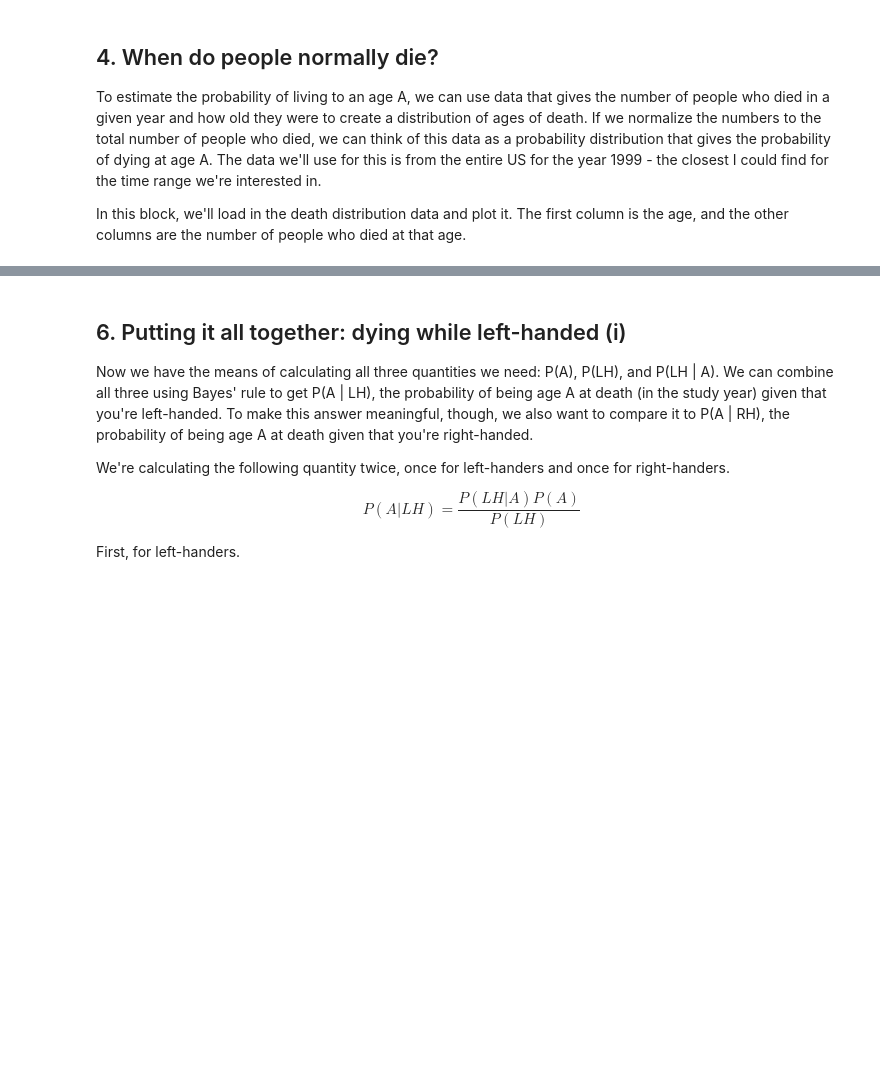
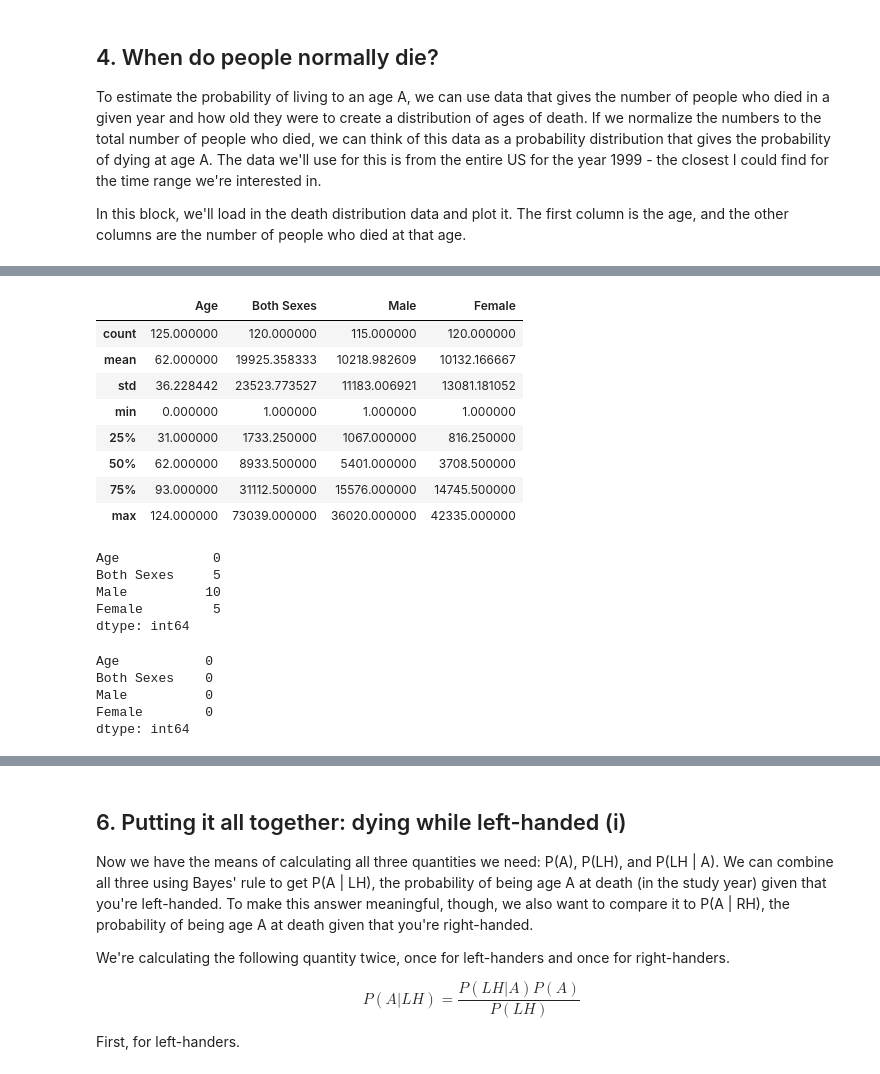
Before and after one commit to Sumegha22/analyze-death-age-difference-of-right-handers-with-left-handers-project, a Jupyter notebook: Sumana_Mondal.ipynb, the cells around one changed output, grey strips where cells are left out. Saved outputs shown, nothing was run; the diff lists cells and outputs as text; code cells hidden in the pictures; blank space fills up the shorter version.

```diff
--- a/Sumana_Mondal.ipynb
+++ b/Sumana_Mondal.ipynb
@@ -112,0 +215,20 @@ Text(0, 0.5, 'Both Sexes')
+# %%
+death_distribution_data.describe()
+# %% [output]
+|  | Age | Both Sexes | Male | Female |
+| count | 125.000000 | 120.000000 | 115.000000 | 120.000000 |
+| mean | 62.000000 | 19925.358333 | 10218.982609 | 10132.166667 |
+| std | 36.228442 | 23523.773527 | 11183.006921 | 13081.181052 |
+| min | 0.000000 | 1.000000 | 1.000000 | 1.000000 |
+| 25% | 31.000000 | 1733.250000 | 1067.000000 | 816.250000 |
+| 50% | 62.000000 | 8933.500000 | 5401.000000 | 3708.500000 |
+| 75% | 93.000000 | 31112.500000 | 15576.000000 | 14745.500000 |
+| max | 124.000000 | 73039.000000 | 36020.000000 | 42335.000000 |
+# %%
+death_distribution_data.isnull().sum()
+# %% [output]
+Age            0
+Both Sexes     5
+Male          10
+Female         5
+dtype: int64
@@ -112,0 +243,8 @@ Text(0, 0.5, 'Both Sexes')
+# %%
+death_distribution_data.isna().sum()
+# %% [output]
+Age           0
+Both Sexes    0
+Male          0
+Female        0
+dtype: int64
```
Also changed, not shown: parts of 18 cells of this notebook.
